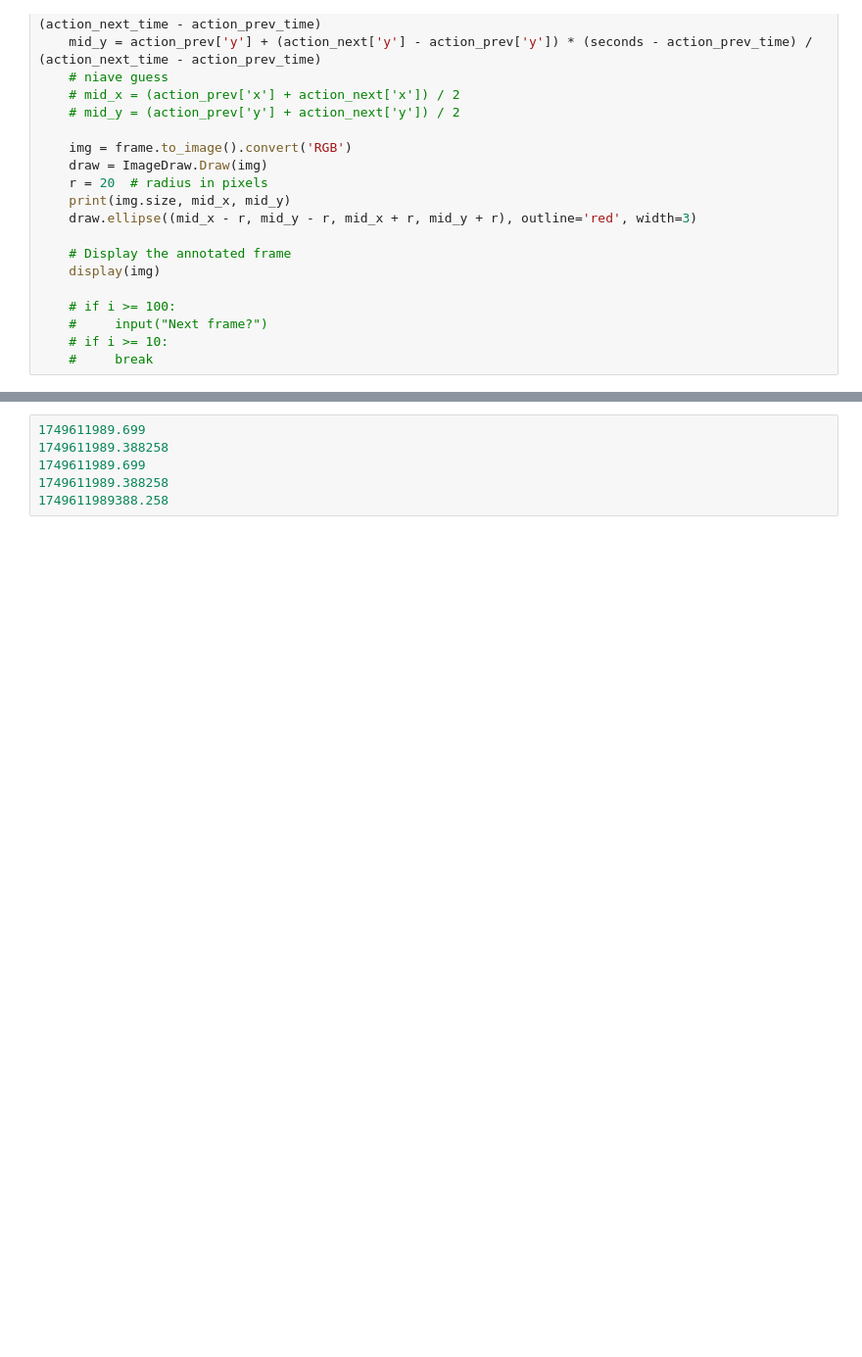
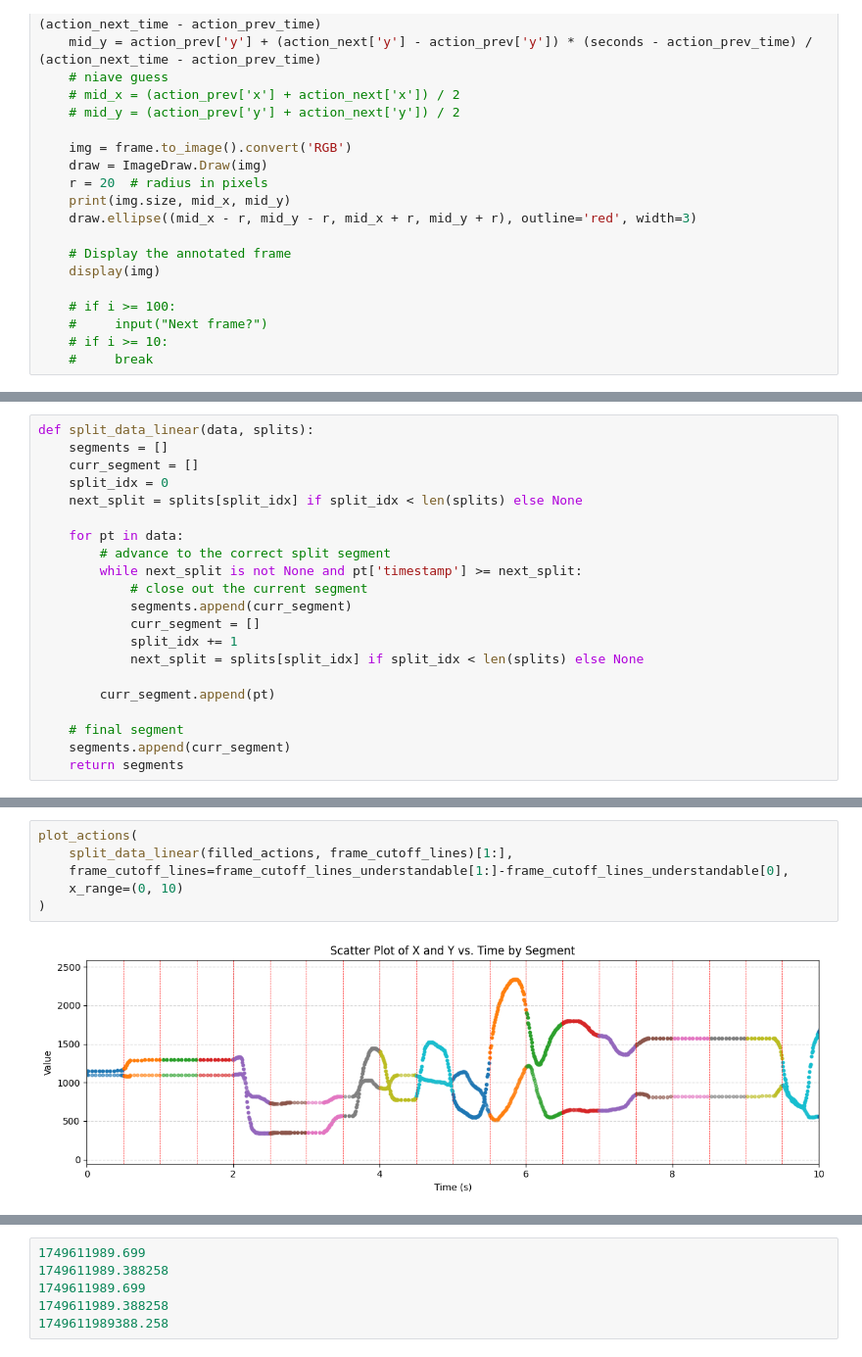
Before and after one commit to induction-labs/induction-labs, a Jupyter notebook: repos/actioncollector/src/actioncollector/playground/testing.ipynb, the cells around one changed output, grey strips where cells are left out. Shown: that part at 98% size. Cells and saved outputs as stored; diff of their text form; blank space fills up the shorter version.

```diff
--- a/repos/actioncollector/src/actioncollector/playground/testing.ipynb
+++ b/repos/actioncollector/src/actioncollector/playground/testing.ipynb
@@ -337,0 +464,21 @@ Finished writing output.mp4
+# %%
+def split_data_linear(data, splits):
+    segments = []
+    curr_segment = []
+    split_idx = 0
+    next_split = splits[split_idx] if split_idx < len(splits) else None
+
+    for pt in data:
+        # advance to the correct split segment
+        while next_split is not None and pt['timestamp'] >= next_split:
+            # close out the current segment
+            segments.append(curr_segment)
+            curr_segment = []
+            split_idx += 1
+            next_split = splits[split_idx] if split_idx < len(splits) else None
+
+        curr_segment.append(pt)
+
+    # final segment
+    segments.append(curr_segment)
+    return segments
@@ -337,0 +531,8 @@ Finished writing output.mp4
+# %%
+plot_actions(
+    split_data_linear(filled_actions, frame_cutoff_lines)[1:],
+    frame_cutoff_lines=frame_cutoff_lines_understandable[1:]-frame_cutoff_lines_understandable[0],
+    x_range=(0, 10)
+)
+# %% [output]
+[figure, added]
```
Also changed, not shown: parts of 24 cells of this notebook, 5 other files.
